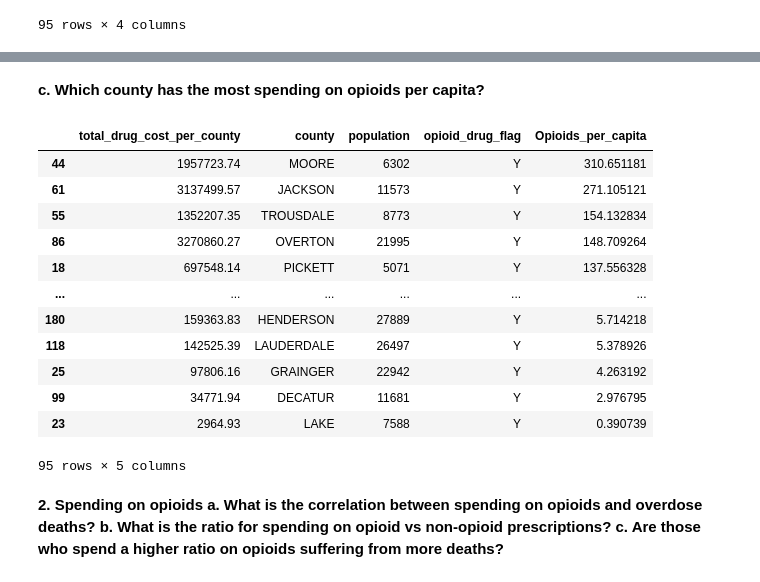
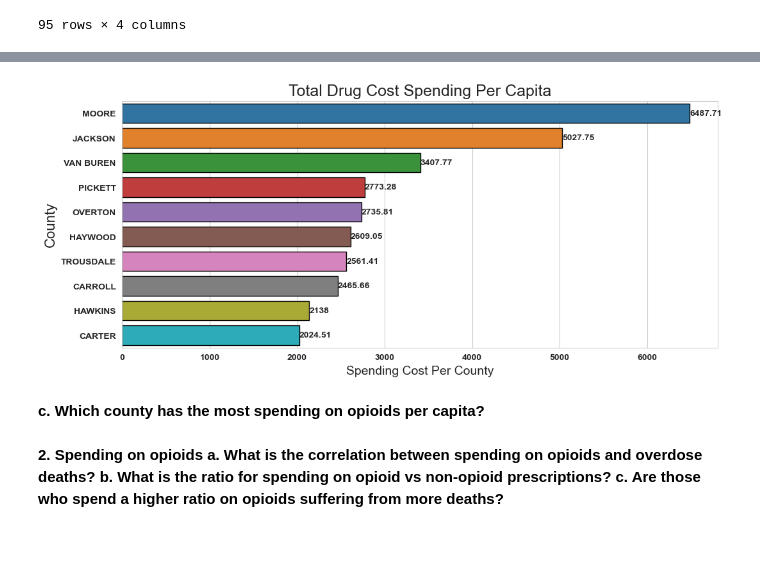
Before and after one commit to NSS-Full-Time-Data-Analytics-14/prescription-drugs-python-snickers, a Jupyter notebook: Notebook/Prescriptions_Project.ipynb, the cells around one changed output, grey strips where cells are left out. Cells and saved outputs as stored; diff of their text form; code cells hidden in the pictures; blank space fills up the shorter version.

```diff
--- a/Notebook/Prescriptions_Project.ipynb
+++ b/Notebook/Prescriptions_Project.ipynb
@@ -272,4 +316,4 @@ question3pop.population = question3pop.population.astype('int')
 # %%
 question3pop['Drug_Cost_Per_Capita'] = question3pop.total_drug_cost_per_county / question3pop.population
 # %%
-question3pop.sort_values(by ='Drug_Cost_Per_Capita', ascending = False)
+question3pop = question3pop.sort_values(by ='Drug_Cost_Per_Capita', ascending = False)
@@ -289,0 +320,2 @@ question3pop.sort_values(by ='Drug_Cost_Per_Capita', ascending = False)
+# %%
+question3pop10 = question3pop.head(10)
@@ -290,3 +336,27 @@ question3pop.sort_values(by ='Drug_Cost_Per_Capita', ascending = False)
+# %%
+fig, ax = plt.subplots(figsize=(12, 5))
+plt.rcParams['font.weight'] = 'bold'
+ax = sns.barplot(x='Drug_Cost_Per_Capita', y='county', data=question3pop10.round(2), hue = 'county', edgecolor = 'black')
+sns.set_style("whitegrid")
+# Add labels and title
+plt.xlabel('Spending Cost Per County',fontsize=14)
+plt.ylabel('County',fontsize=16)
+plt.title('Total Drug Cost Spending Per Capita',fontsize=18)
+
+ax.bar_label(ax.containers[0],fontsize=10)
+ax.bar_label(ax.containers[1],fontsize=10)
+ax.bar_label(ax.containers[2],fontsize=10)
+ax.bar_label(ax.containers[3],fontsize=10)
+ax.bar_label(ax.containers[4],fontsize=10)
+ax.bar_label(ax.containers[5],fontsize=10)
+ax.bar_label(ax.containers[6],fontsize=10)
+ax.bar_label(ax.containers[7],fontsize=10)
+ax.bar_label(ax.containers[8],fontsize=10)
+ax.bar_label(ax.containers[9],fontsize=10)
+# Show the plot
+plt.show()
+# %% [output]
+[figure, added]
 # %% [markdown]
  **c. Which county has the most spending on opioids per capita?**
 # %%
@@ -301,18 +371,4 @@ question3opioid = question3opioid.loc[question3opioid.opioid_drug_flag == 'Y']
 # %%
 question3opioid['Opioids_per_capita'] = question3opioid.total_drug_cost_per_county / question3opioid.population
 # %%
-question3opioid.sort_values( by ='Opioids_per_capita', ascending = False)
+question3opioid = question3opioid.sort_values( by ='Opioids_per_capita', ascending = False)
-# %% [output]
-|  | total_drug_cost_per_county | county | population | opioid_drug_flag | Opioids_per_capita |
-| 44 | 1957723.74 | MOORE | 6302 | Y | 310.651181 |
-| 61 | 3137499.57 | JACKSON | 11573 | Y | 271.105121 |
-| 55 | 1352207.35 | TROUSDALE | 8773 | Y | 154.132834 |
-| 86 | 3270860.27 | OVERTON | 21995 | Y | 148.709264 |
-| 18 | 697548.14 | PICKETT | 5071 | Y | 137.556328 |
-| ... | ... | ... | ... | ... | ... |
-| 180 | 159363.83 | HENDERSON | 27889 | Y | 5.714218 |
-| 118 | 142525.39 | LAUDERDALE | 26497 | Y | 5.378926 |
-| 25 | 97806.16 | GRAINGER | 22942 | Y | 4.263192 |
-| 99 | 34771.94 | DECATUR | 11681 | Y | 2.976795 |
-| 23 | 2964.93 | LAKE | 7588 | Y | 0.390739 |
-95 rows × 5 columns
```
Also changed, not shown: parts of 26 cells of this notebook.
